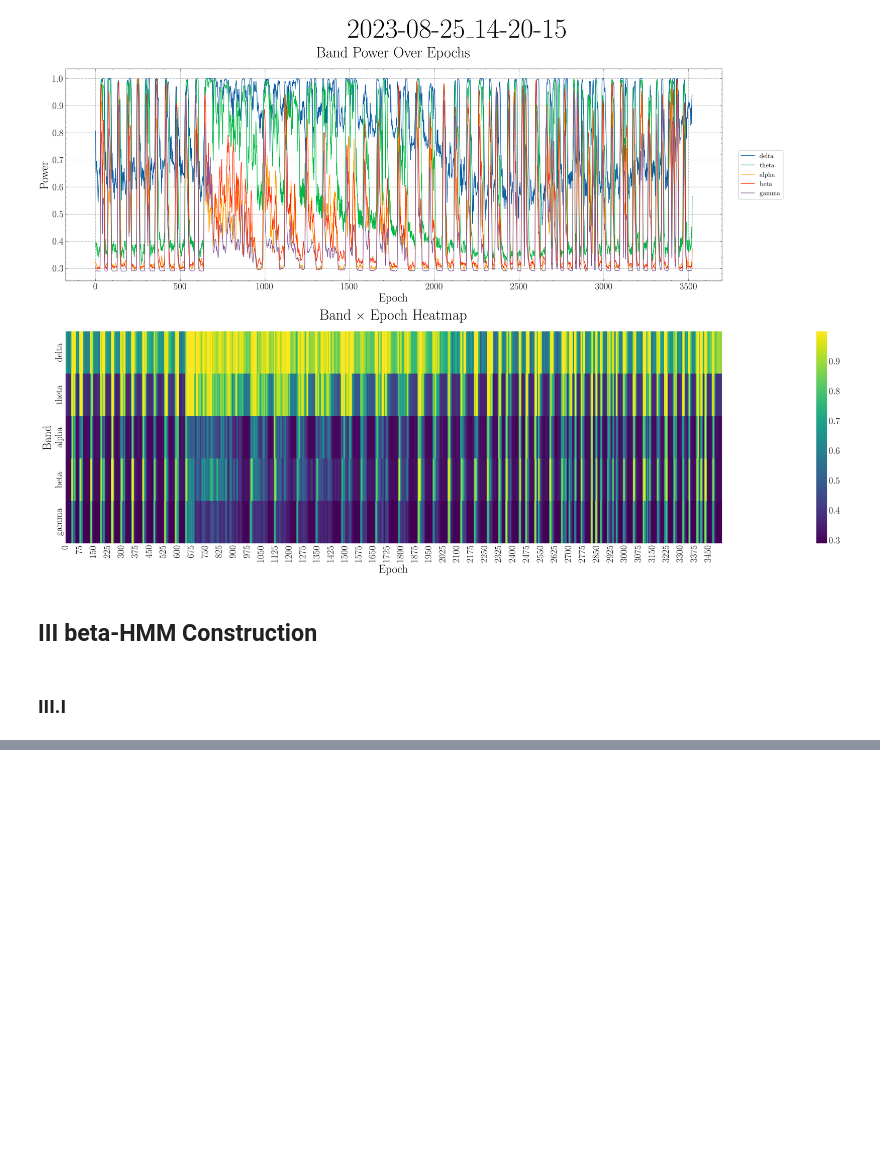
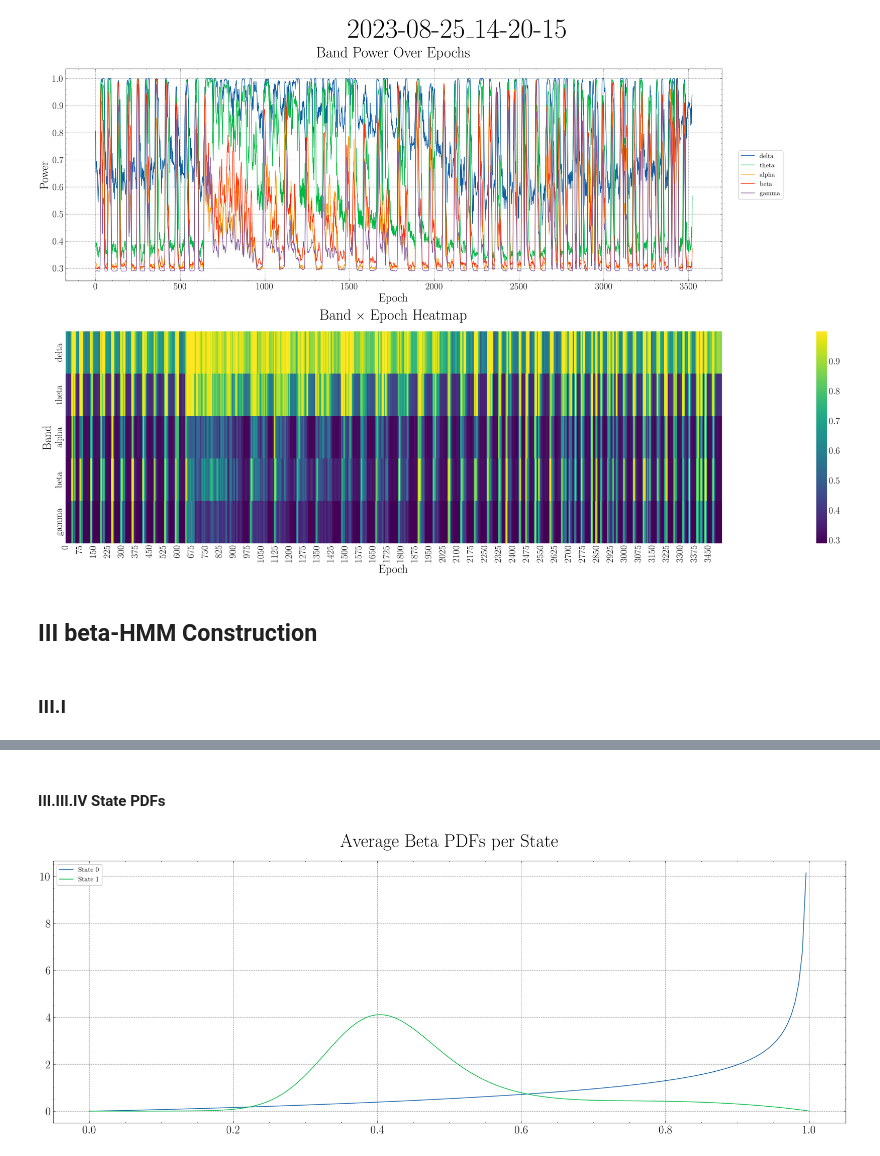
Before and after one commit to raknah/neuroelectrophysiology, a Jupyter notebook: notebooks/5xFAD Resting State EEG.ipynb, the cells around one changed output, grey strips where cells are left out. Drawn from its saved outputs; the diff is of its cells as text; code cells hidden in the pictures; blank space fills up the shorter version.

```diff
--- a/notebooks/5xFAD Resting State EEG.ipynb
+++ b/notebooks/5xFAD Resting State EEG.ipynb
@@ -179,0 +397,14 @@ class betaHMM:
+# %%
+K = 2
+# %%
+import pandas as pd
+
+# compute occupancy
+occ = [(states == k).mean() for k in range(K)]
+# compute dwell times
+dwell_times = []
+for k in range(K):
+    runs = np.diff(np.where(np.concatenate([[0], states==k, [0]]))[0])
+    # runs at even positions are lengths for state==k
+    lengths = runs[1::2]
+    dwell_times.append(lengths)
@@ -179,0 +422,11 @@ class betaHMM:
+# %% [markdown]
+#### III.III.IV State PDFs
+# %%
+x = np.linspace(0,1,200)
+for k in range(K):
+    pdf = beta.pdf(x[:,None], final.alpha[k], final.beta[k]).mean(axis=1)
+    plt.plot(x, pdf, label=f'State {k}')
+plt.legend(); plt.title('Average Beta PDFs per State')
+plt.show()
+# %% [output]
+[figure, added]
```
Also changed, not shown: parts of 23 cells of this notebook.
